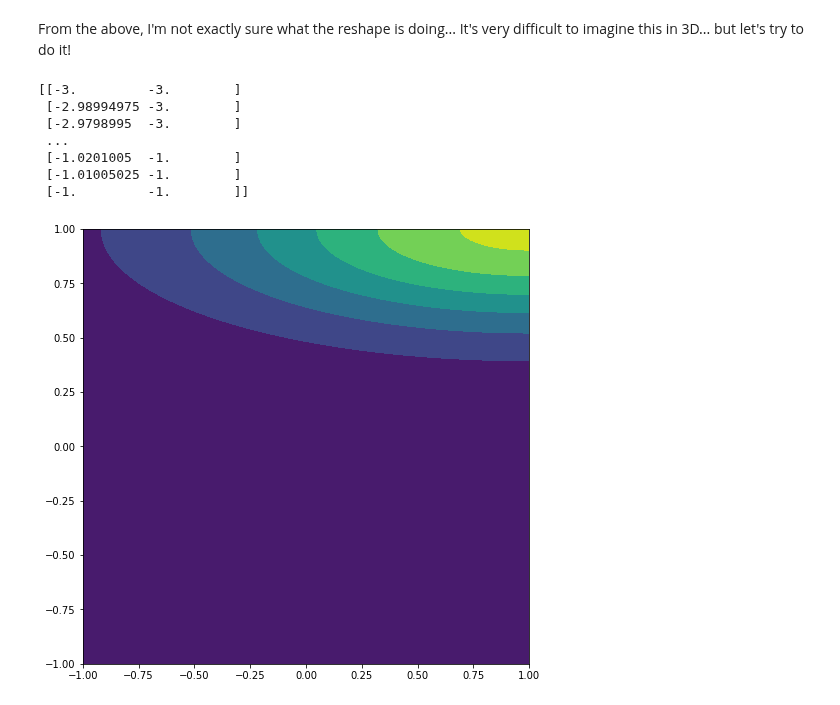
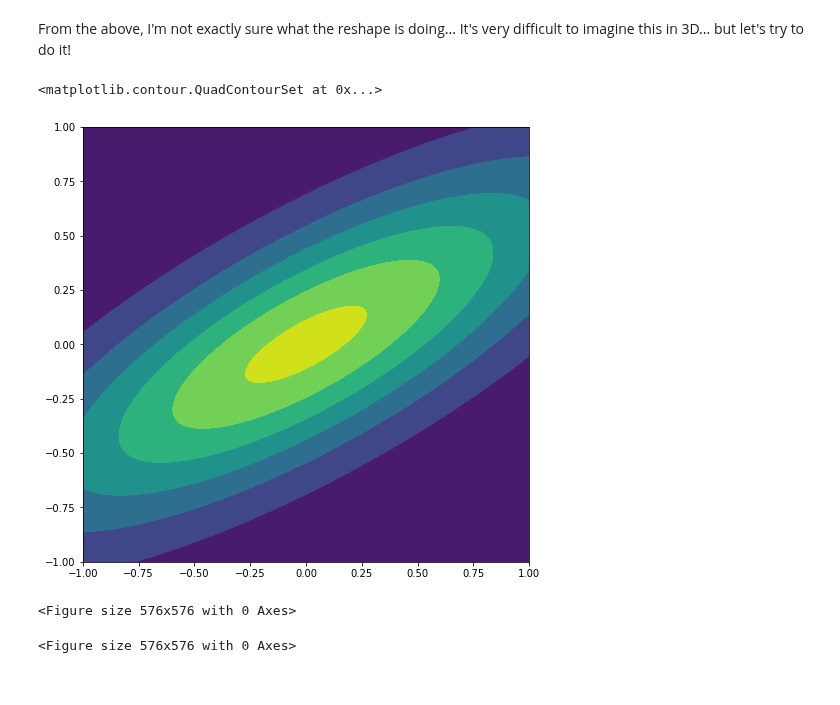
Before and after one commit to namiyousef/Intro_to_ML, a Jupyter notebook: Extra_Work/Tutorial1_Extension.ipynb, the cells around one changed output. Saved outputs shown, nothing was run; the diff lists cells and outputs as text; code cells hidden in the pictures.

Commit message:
completed function for creating

```diff
--- a/Extra_Work/Tutorial1_Extension.ipynb
+++ b/Extra_Work/Tutorial1_Extension.ipynb
@@ -293,8 +293,10 @@ def gridspacer(*gridparams, mu = [0,0]):
     n = len(gridparams)
     lines = []
     grids = []
+    axes = [] #this axes was added as a last minute save!
     total_size = 1
     for parameters, mean in zip(gridparams,mu):
+        axes.append(np.linspace(*parameters))
         lines.append(np.linspace(*parameters)- mean)
         total_size *= parameters[2]
 
@@ -304,9 +306,9 @@ def gridspacer(*gridparams, mu = [0,0]):
 
     X_grid = np.array(grids).reshape(n,total_size).T
 
-    return lines, X_grid
+    return lines, X_grid, axes
 
-def gaussian(covar, X_grid, lines):
+def gaussian(covar, X_grid):
     """
     a function that creates gaussian probabilities for a given covariance matrix
 
@@ -319,30 +321,39 @@ def gaussian(covar, X_grid, lines):
 
     n = covar.shape[1]
     p = 1/(np.power(2*np.pi, n/2) * np.sqrt(np.linalg.det(covar))) * np.exp(
-        -1/2 * (np.matmul(X_grid, np.linalg.inv(covar)))
+        -1/2 * (np.matmul(X_grid, np.linalg.inv(covar)) * X_grid ).sum(-1) #row sum
     )
-    pass
+    return p
+
+
+# need to make this a class, RESHAPE function (see cell below), requires the *gridparams from 'gridspacer'
+# %%
+cov = get_cov(1, 0.1, theta_x = 30)
+
+lines, X_grid, axes = gridspacer([-1,1,200],[-1,1,200], mu = [0,0])
+
+p = gaussian(cov, X_grid)
+p = p.reshape(200,200)
+
+p.shape
+plt.figure(figsize=(8,8))
+plt.contourf(*axes, p)
+
+# this cell has verified that my gaussian function works
+# %% [output]
+<matplotlib.contour.QuadContourSet at 0x...>
+[figure, added]
 # %%
-cov = get_cov(1, 0.1, theta_x = 0)
+cov = get_cov(1, 0.1, 0.5, theta_x = 30, theta_y = 0, theta_z = 0)
 
-lines, X_grid = gridspacer([-1,1,200],[-1,1,200], mu = [1,1])
 
-p = 1 / (2 * np.pi * np.sqrt(np.linalg.det(cov))) * np.exp(
--1 / 2 * (np.matmul(X_grid , np.linalg.inv(cov)) * X_grid ).sum(-1))
+lines, X_grid, axes = gridspacer([-1,1,200],[-1,1,200],[-1,1,200], mu = [0,0,1])
+p = gaussian(cov,X_grid)
+p = p.reshape(200,200,200)
 
-p = p.reshape(200,200)
+plt.figure(figsize=(8,8))
 
-p.shape
-plt.figure(figsize=(8,8))
-plt.contourf(np.linspace(*[-1,1,200]),np.linspace(*[-1,1,200]), p)
-
-print(X_grid -1 )
+#plt.contourf(*axes[:-1],p[:,:,:])
 # %% [output]
-[[-3.         -3.        ]
- [-2.98994975 -3.        ]
- [-2.9798995  -3.        ]
- ...
- [-1.0201005  -1.        ]
- [-1.01005025 -1.        ]
- [-1.         -1.        ]]
+<Figure size 576x576 with 0 Axes>
-[figure, removed]
+<Figure size 576x576 with 0 Axes>
```
Also changed, not shown: parts of 2 cells of this notebook.
